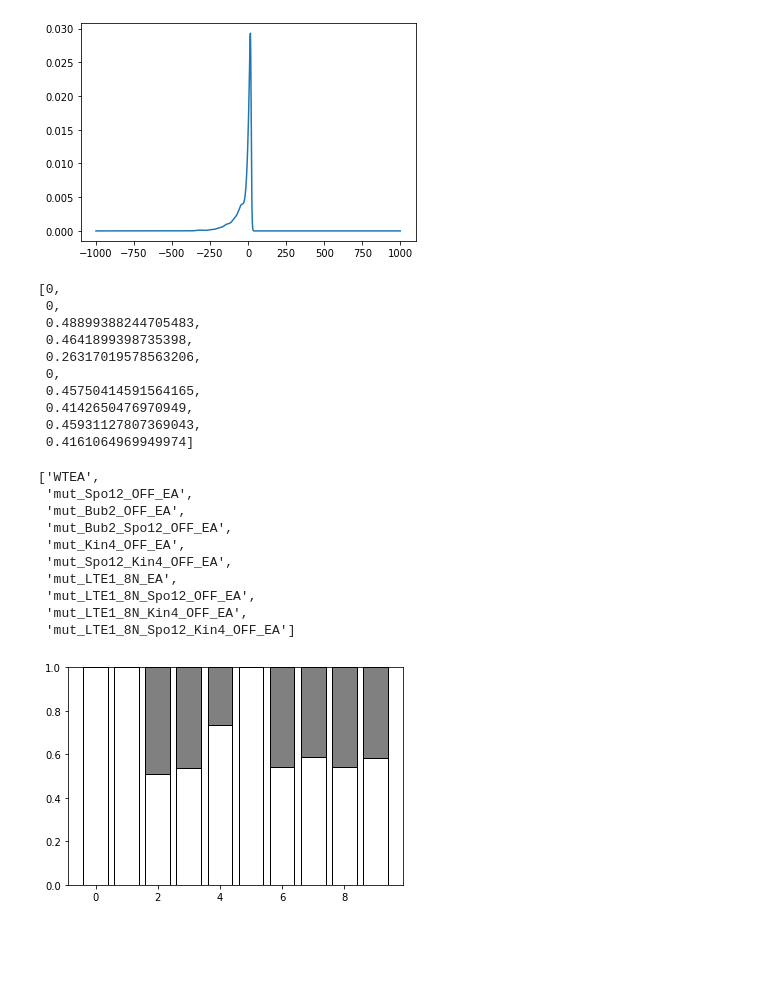
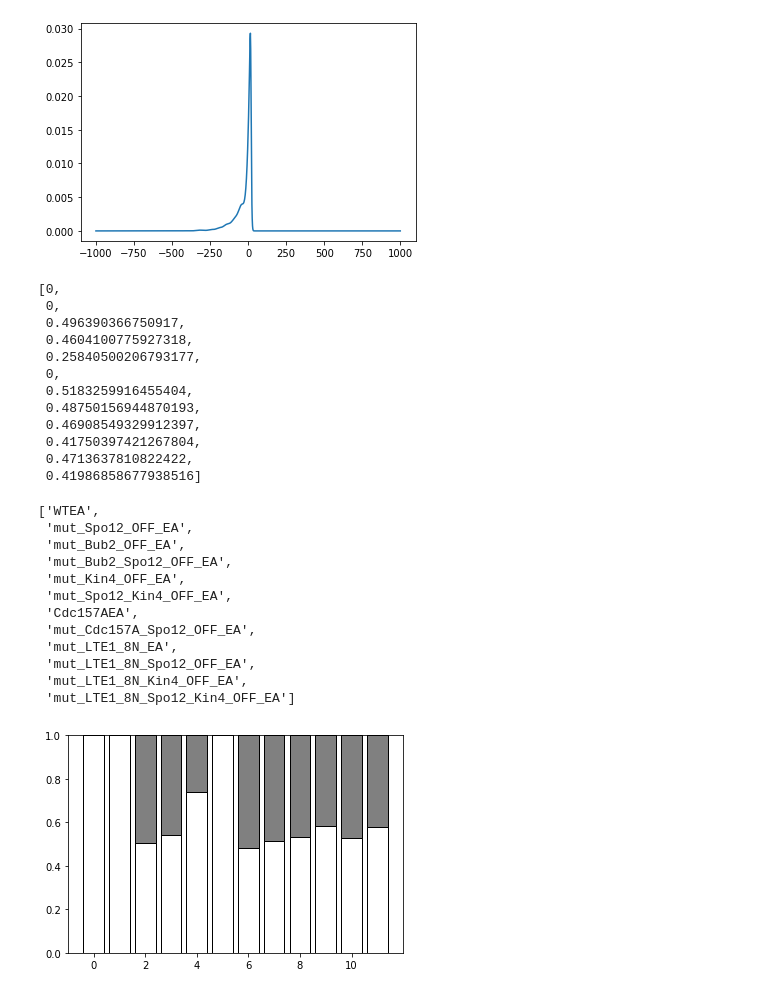
Before and after one commit to RowanHowell/CLM-Python, a Jupyter notebook: SPoCmutants.ipynb, the cells around one changed output. Cells and saved outputs as stored; diff of their text form; code cells hidden in the pictures; blank space fills up the shorter version.

```diff
--- a/SPoCmutants.ipynb
+++ b/SPoCmutants.ipynb
@@ -19,8 +24,8 @@ from scipy.interpolate import CubicSpline
 from scipy.integrate import quad
 from scipy.integrate import quad_explain
 # %%
-bnd_file = "model3.6.bnd"
-cfg_WT = "model3.6.cfg"
+bnd_file = "model6.bnd"
+cfg_WT = "model6.cfg"
 WT = maboss.load(bnd_file, cfg_WT)
 # %%
 # define model parameters
@@ -392,5 +422,5 @@ SPoCStrength(mut_Bub2_OFF_EA, ft, 1000, 1000, plot = True)
 # %%
-models = list(["WTEA", "mut_Spo12_OFF_EA","mut_Bub2_OFF_EA", "mut_Bub2_Spo12_OFF_EA", "mut_Kin4_OFF_EA", "mut_Spo12_Kin4_OFF_EA", "mut_LTE1_8N_EA", "mut_LTE1_8N_Spo12_OFF_EA", "mut_LTE1_8N_Kin4_OFF_EA", "mut_LTE1_8N_Spo12_Kin4_OFF_EA"])
+models = list(["WTEA", "mut_Spo12_OFF_EA","mut_Bub2_OFF_EA", "mut_Bub2_Spo12_OFF_EA", "mut_Kin4_OFF_EA", "mut_Spo12_Kin4_OFF_EA", "Cdc157AEA", "mut_Cdc157A_Spo12_OFF_EA", "mut_LTE1_8N_EA", "mut_LTE1_8N_Spo12_OFF_EA", "mut_LTE1_8N_Kin4_OFF_EA", "mut_LTE1_8N_Spo12_Kin4_OFF_EA"])
 SPoCStrengths = list()
 for m in models:
     SPoCStrengths.append(SPoCStrength(eval(m), ft, 1000, 1000, plot = False))
@@ -399,14 +429,16 @@ SPoCStrengths
 # %% [output]
 [0,
  0,
- 0.48899388244705483,
- 0.4641899398735398,
- 0.26317019578563206,
+ 0.496390366750917,
+ 0.4604100775927318,
+ 0.25840500206793177,
  0,
- 0.45750414591564165,
- 0.4142650476970949,
- 0.45931127807369043,
- 0.4161064969949974]
+ 0.5183259916455404,
+ 0.48750156944870193,
+ 0.46908549329912397,
+ 0.41750397421267804,
+ 0.4713637810822422,
+ 0.41986858677938516]
 # %%
 models
 # %% [output]
@@ -416,6 +448,8 @@ models
  'mut_Bub2_Spo12_OFF_EA',
  'mut_Kin4_OFF_EA',
  'mut_Spo12_Kin4_OFF_EA',
+ 'Cdc157AEA',
+ 'mut_Cdc157A_Spo12_OFF_EA',
  'mut_LTE1_8N_EA',
  'mut_LTE1_8N_Spo12_OFF_EA',
  'mut_LTE1_8N_Kin4_OFF_EA',
@@ -423,11 +457,11 @@ models
 # %%
 # plot bar chart
 SPoCInvert1 = 1-np.array(SPoCStrengths)
-plt.bar(np.arange(10),SPoCInvert1, color = "white", edgecolor = "black")
-plt.bar(np.arange(10),SPoCStrengths, bottom = SPoCInvert1, color = "grey", edgecolor = "black")
-plt.savefig('partialPhenos1.eps', dpi = 300)
+plt.bar(np.arange(12),SPoCInvert1, color = "white", edgecolor = "black")
+plt.bar(np.arange(12),SPoCStrengths, bottom = SPoCInvert1, color = "grey", edgecolor = "black")
+plt.savefig('partialPhenos2.eps', dpi = 300)
 # %% [output]
-[figure, old version]
+[figure, new version]
 # %%
 # see time difference in LTE1-8N spo12 cells
 run_LTE1_8N_Spo12_OFF_EA = mut_LTE1_8N_Spo12_OFF_EA.run()
```
Also changed, not shown: parts of 25 cells of this notebook, 6 other files.
